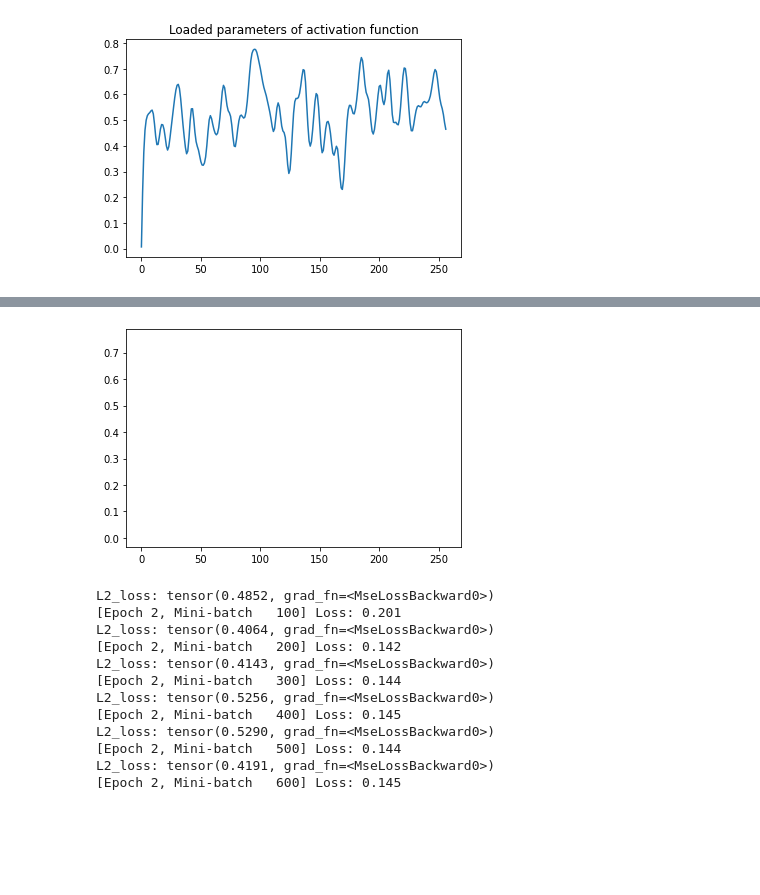
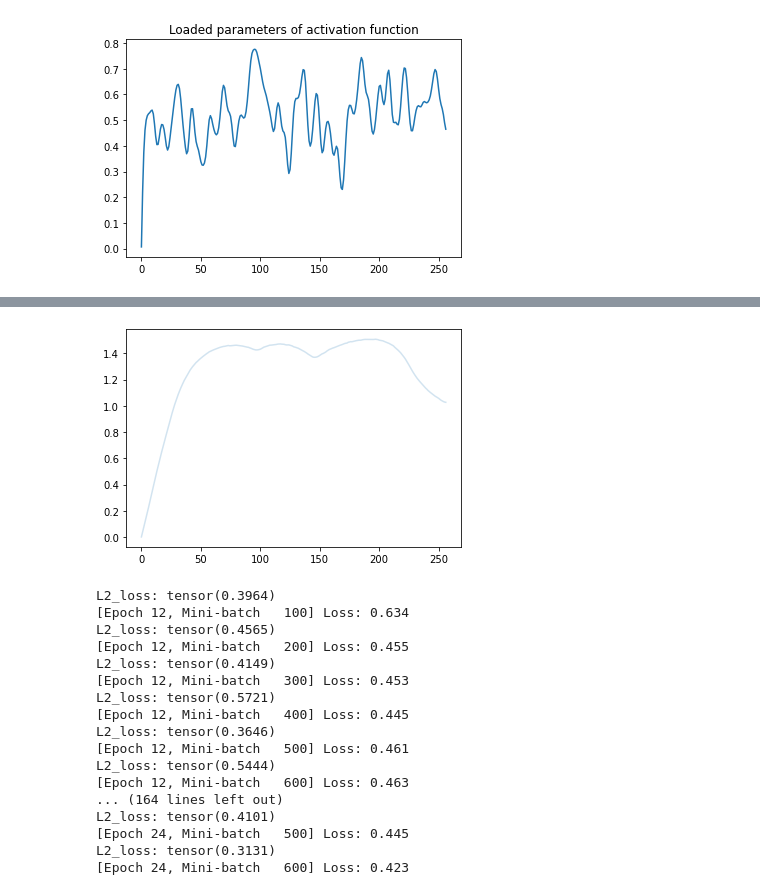
Before and after one commit to fbientrigo/machine-learning-physics, a Jupyter notebook: impl_2_mechanics/3_diffNetv1.ipynb, the cells around one changed output, grey strips where cells are left out. Saved outputs shown, nothing was run; the diff lists cells and outputs as text; code cells hidden in the pictures; blank space fills up the shorter version.

Commit message:
created script for training

```diff
--- a/impl_2_mechanics/3_diffNetv1.ipynb
+++ b/impl_2_mechanics/3_diffNetv1.ipynb
@@ -206,16 +206,17 @@ plt.show()
 # Hyperparameters
 smooth_rate = 0.03
 constrain_rate = 1.0 # F(v=0) = 0
-targets_rate = 0.3
+targets_rate = 1.55
 
 # Define number of epochs
-num_epochs = 10
+num_epochs = 50
 
 # Define loss function and optimizer
 L2_loss = nn.MSELoss()
-optimizer = torch.optim.SGD(model.parameters(), lr=0.08)
+optimizer = torch.optim.SGD(model.parameters(), lr=0.45)
 
 running_loss = 0
+loss_array = []
 
 #used for graphs
 max_i = len(my_dataloader)
@@ -226,9 +227,6 @@ for epoch in range(num_epochs):
     for i, data in enumerate(my_dataloader, 0):
         # Get inputs and targets from data
         inputs, targets = data
-            #x_initial, v_initial = inputs
-            #x_step20, v_step20 = targets
-        #print(f"maximum velocity in data {inputs[:,1].max()}")
 
         # Zero the parameter gradients
         optimizer.zero_grad()
@@ -236,9 +234,10 @@ for epoch in range(num_epochs):
         # Forward pass
         outputs = model.forward(inputs)
 
+        L2_computed_loss = L2_loss(outputs, targets)
         # Compute loss
         loss = smooth_rate * smooth_loss(list(model.parameters())[0]) +\
-            constrain_rate*physics_constrain(list(model.parameters())[0]) + targets_rate * L2_loss(outputs, targets)
+            constrain_rate*physics_constrain(list(model.parameters())[0]) + targets_rate * L2_computed_loss
 
 
         # Backward pass and optimization
@@ -248,12 +247,13 @@ for epoch in range(num_epochs):
         # Print statistics
         running_loss += loss.item()
         if i % 100 == 99:    # Print every 100 mini-batches
-            print("L2_loss:", L2_loss(outputs, targets))
+            print("L2_loss:", L2_computed_loss.detach().item())
+            loss_array.append(L2_computed_loss.detach().item())
             print('[Epoch %d, Mini-batch %5d] Loss: %.3f' %
                   (epoch + 1, i + 1, running_loss / 100))
             running_loss = 0.0
 
-    if epoch % 100 == 0:
+    if epoch % 100 == 10:
         # saving the model
         torch.save(model, f"./model/song_040223_epoch{epoch}.pt")
 
@@ -262,5 +262,8 @@ for epoch in range(num_epochs):
         plt.show()
         plt.savefig(f"./evolution_force/song_epoch_{epoch}_loss_{running_loss :.2f}.png")
 
+
+# finish training
+torch.save(model, f"./model/song_040223_epoch{epoch}.pt")
 print('Finished training')
 # %% [output]
@@ -281,13 +287,18 @@ L2_loss: tensor(0.4250, grad_fn=<MseLossBackward0>)
-[figure, old version]
+[figure, new version]
-L2_loss: tensor(0.4852, grad_fn=<MseLossBackward0>)
-[Epoch 2, Mini-batch   100] Loss: 0.201
-L2_loss: tensor(0.4064, grad_fn=<MseLossBackward0>)
-[Epoch 2, Mini-batch   200] Loss: 0.142
-L2_loss: tensor(0.4143, grad_fn=<MseLossBackward0>)
-[Epoch 2, Mini-batch   300] Loss: 0.144
-L2_loss: tensor(0.5256, grad_fn=<MseLossBackward0>)
-[Epoch 2, Mini-batch   400] Loss: 0.145
-L2_loss: tensor(0.5290, grad_fn=<MseLossBackward0>)
-[Epoch 2, Mini-batch   500] Loss: 0.144
-L2_loss: tensor(0.4191, grad_fn=<MseLossBackward0>)
-[Epoch 2, Mini-batch   600] Loss: 0.145
+L2_loss: tensor(0.3964)
+[Epoch 12, Mini-batch   100] Loss: 0.634
+L2_loss: tensor(0.4565)
+[Epoch 12, Mini-batch   200] Loss: 0.455
+L2_loss: tensor(0.4149)
+[Epoch 12, Mini-batch   300] Loss: 0.453
+L2_loss: tensor(0.5721)
+[Epoch 12, Mini-batch   400] Loss: 0.445
+L2_loss: tensor(0.3646)
+[Epoch 12, Mini-batch   500] Loss: 0.461
+L2_loss: tensor(0.5444)
+[Epoch 12, Mini-batch   600] Loss: 0.463
+... (164 lines left out)
+L2_loss: tensor(0.4101)
+[Epoch 24, Mini-batch   500] Loss: 0.445
+L2_loss: tensor(0.3131)
+[Epoch 24, Mini-batch   600] Loss: 0.423
```
Also changed, not shown: parts of 3 cells of this notebook, 6 other files.
